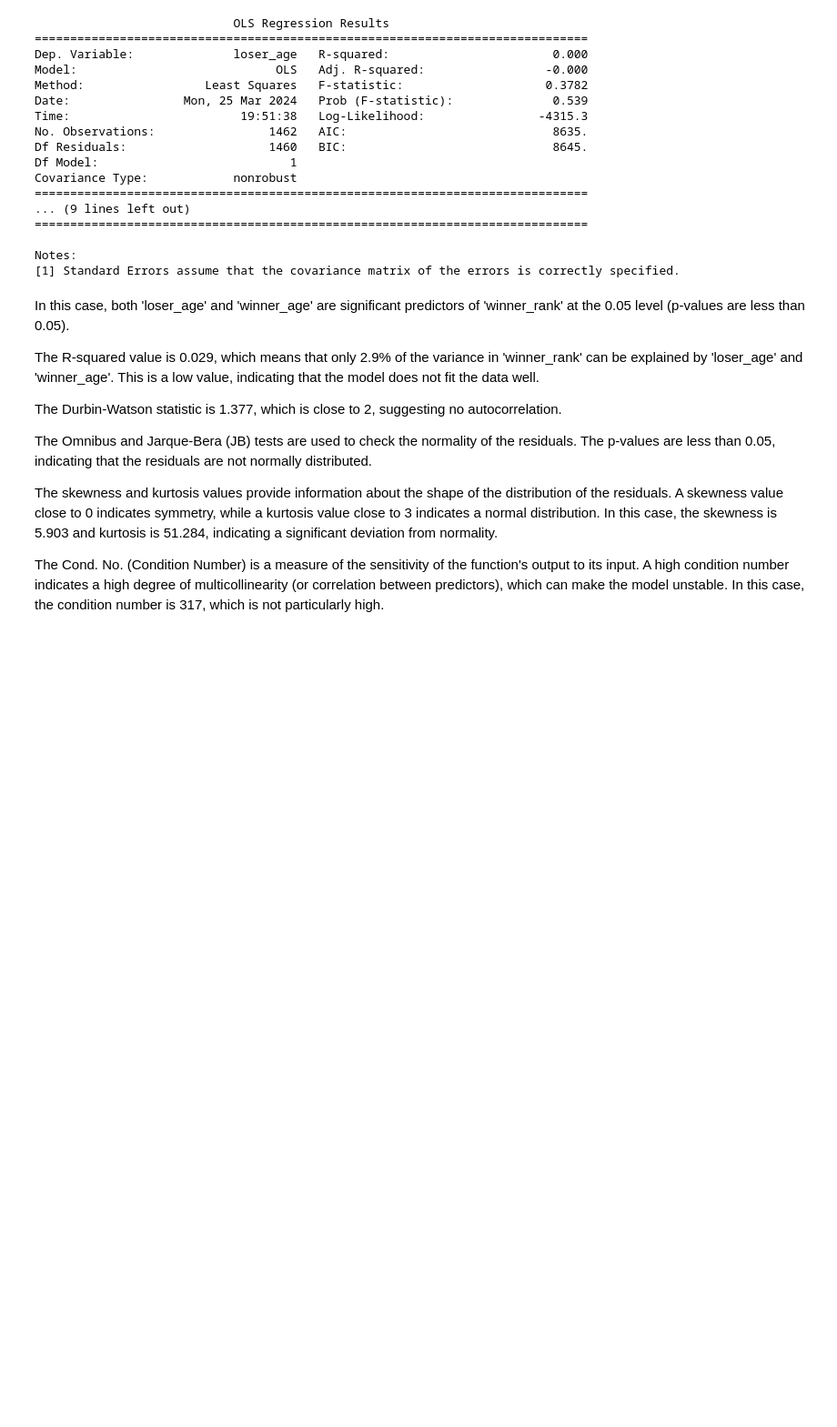
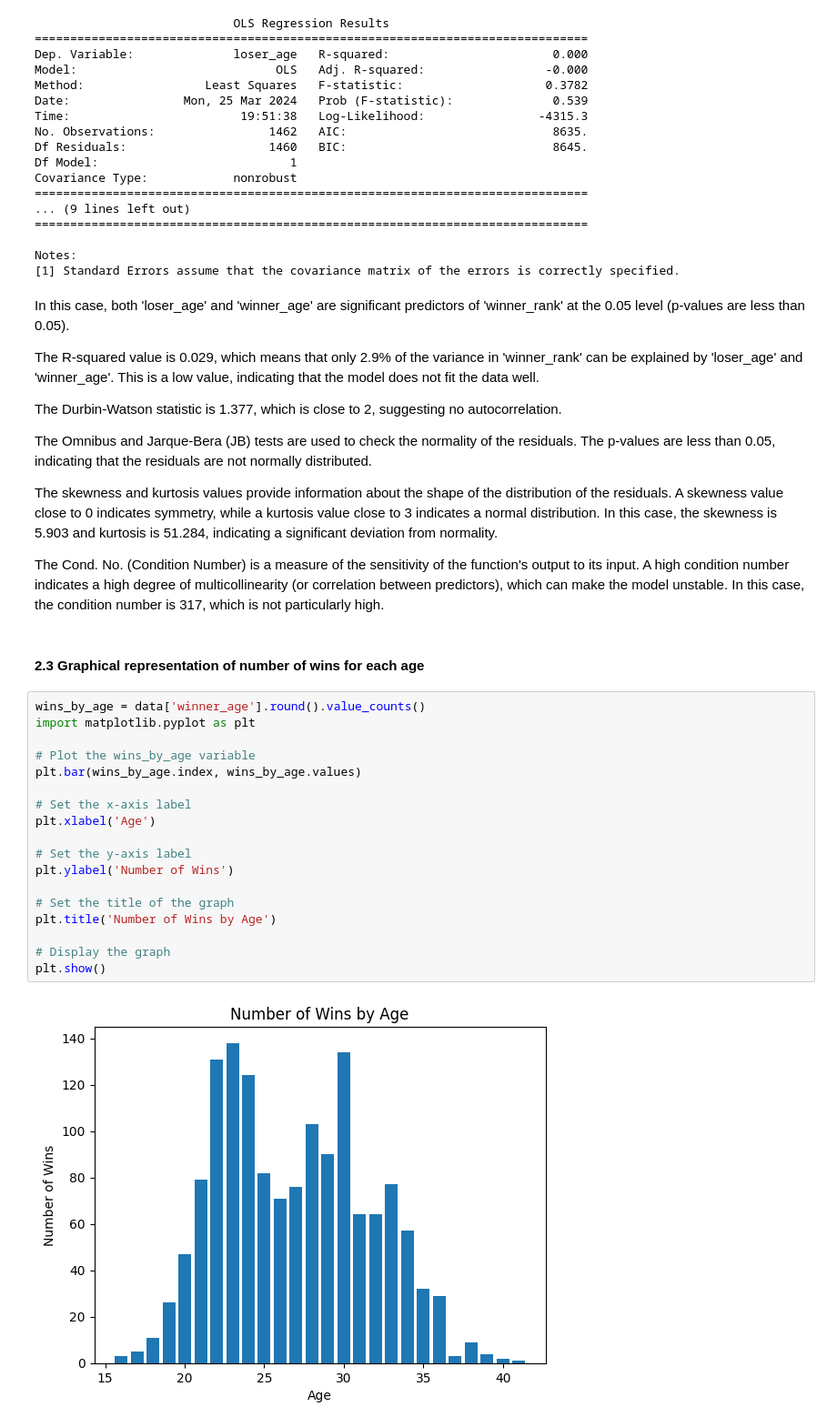
Before and after one commit to TheOpenSourcerers/SP-Project, a Jupyter notebook: Project/Project.ipynb, the cells around one changed output. Shown: that part at 91% size. Saved outputs shown, nothing was run; the diff lists cells and outputs as text; blank space fills up the shorter version.

Commit message:
using matplotlib

```diff
--- a/Project/Project.ipynb
+++ b/Project/Project.ipynb
@@ -249,6 +249,28 @@ The Omnibus and Jarque-Bera (JB) tests are used to check the normality of the re
 The skewness and kurtosis values provide information about the shape of the distribution of the residuals. A skewness value close to 0 indicates symmetry, while a kurtosis value close to 3 indicates a normal distribution. In this case, the skewness is 5.903 and kurtosis is 51.284, indicating a significant deviation from normality.
 
 The Cond. No. (Condition Number) is a measure of the sensitivity of the function's output to its input. A high condition number indicates a high degree of multicollinearity (or correlation between predictors), which can make the model unstable. In this case, the condition number is 317, which is not particularly high.
+# %% [markdown]
+#### 2.3 Graphical representation of number of wins for each age
+# %%
+wins_by_age = data['winner_age'].round().value_counts()
+import matplotlib.pyplot as plt
+
+# Plot the wins_by_age variable
+plt.bar(wins_by_age.index, wins_by_age.values)
+
+# Set the x-axis label
+plt.xlabel('Age')
+
+# Set the y-axis label
+plt.ylabel('Number of Wins')
+
+# Set the title of the graph
+plt.title('Number of Wins by Age')
+
+# Display the graph
+plt.show()
+# %% [output]
+[figure, added]
 # %% [markdown]
 ### Python Requirements solved: ###
 
```
Also changed, not shown: parts of 1 cell of this notebook.
